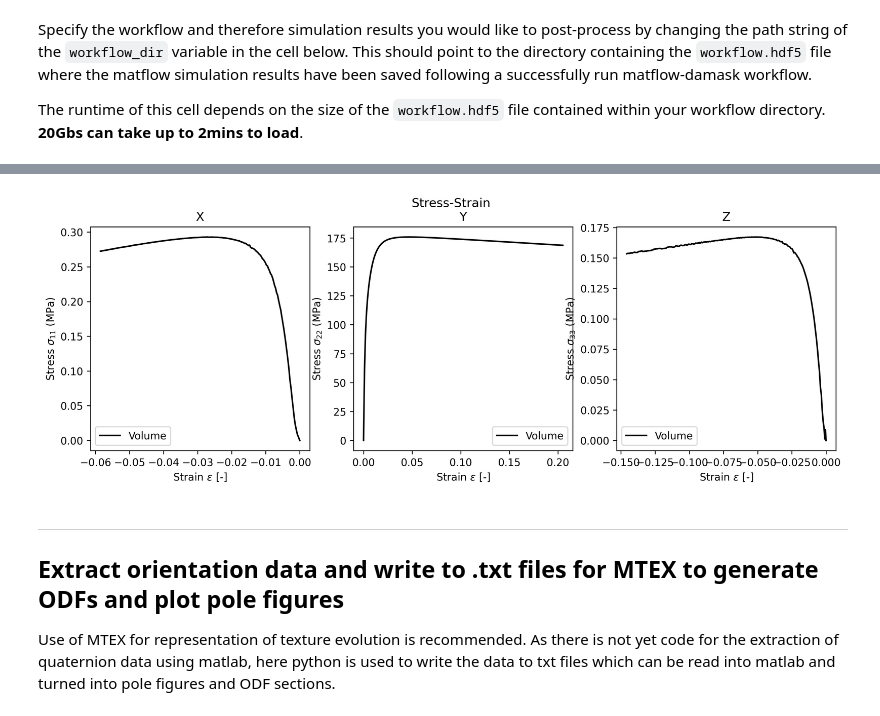
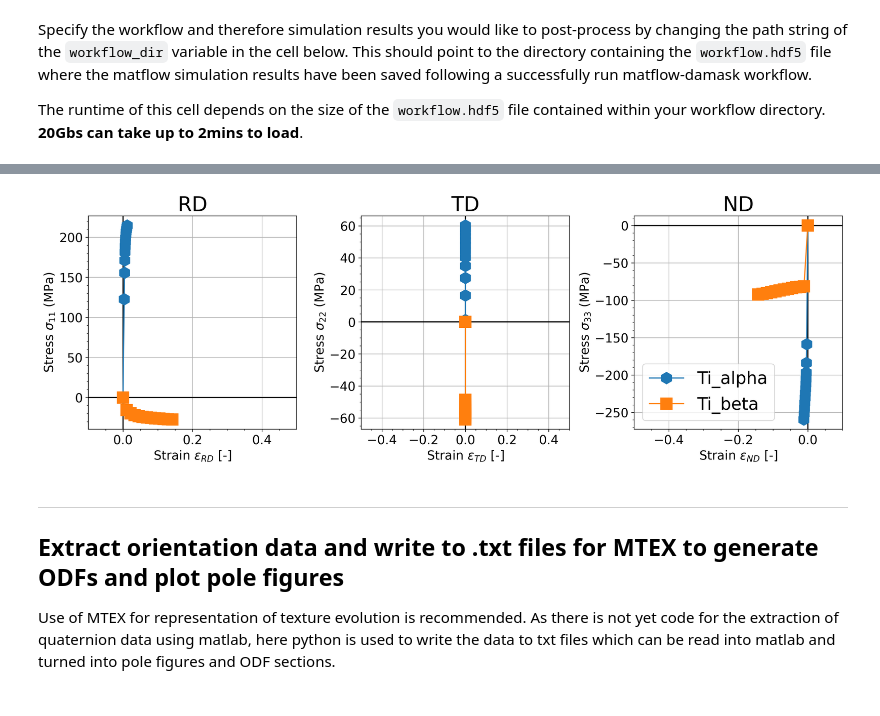
Before and after one commit to LightForm-group/Diffraction-postprocessing, a Jupyter notebook: Matflow_postproc_example.ipynb, the cells around one changed output, grey strips where cells are left out. Saved outputs shown, nothing was run; the diff lists cells and outputs as text; code cells hidden in the pictures.

````diff
--- a/Matflow_postproc_example.ipynb
+++ b/Matflow_postproc_example.ipynb
@@ -46,0 +44,9 @@ Loading software definitions from 1 file(s)...OK!
+# %%
+sim_VE_loading = workflow.tasks.simulate_volume_element_loading.elements[0]
+
+# Avoid RAM issues by only asking for exactly what you need from the workflow.hdf5 file.
+# KNOWN MEMORY ERROR HERE - NEEDS DIAGNOSIS
+
+ve_response = sim_VE_loading.outputs.volume_element_response
+# Ti_alpha_sigma = sim_VE_loading.outputs.volume_element_response["phase_data"]["Ti_alpha_sigma"]
+# Ti_beta_sigma = sim_VE_loading.outputs.volume_element_response["phase_data"]["Ti_beta_sigma"]
@@ -74,52 +80,67 @@ Required arguments in `workflow.yaml`:
             output: [F, F_e, F_p, P, L_p]
 ```
 # %%
+import matplotlib
 %matplotlib inline
 
-fig, axs = plt.subplots(1,3, figsize=(13, 4), dpi=300, facecolor='w')
-fig.suptitle('Stress-Strain')
+matplotlib.rcParams.update({'font.size': 22})
+fig, axs = plt.subplots(1,3, figsize=(15, 5), dpi=300, facecolor='w')
+fig.tight_layout()
+axs[0].set_xlim([-0.1, 0.5])
+axs[1].set_xlim([-0.5, 0.5])
+axs[2].set_xlim([-0.5, 0.1])
 
-phases_ss = {}
 stress_strain = {}
 
 for i, axis in enumerate(["X", "Y", "Z"]): # loop over axes directions
-#     for phase in sim_ve_load.inputs.phases.keys():
-#         phases_ss = {f'{phase}_stress' : ve_response["phase_data"][f"{phase}_sigma"]["data"][:, :, i, i].mean(axis=1)/1e6, # MPa
-#                      f'{phase}_strain' : ve_response["phase_data"][f"{phase}_epsilon_V^0(F)"]["data"][:, :, i, i].mean(axis=1)
-#                     }
-#         if phase == "Ti_alpha":
-#             axs[i].plot(phases_ss[f'{phase}_strain'], abs(phases_ss[f'{phase}_stress']),
-#                         marker='h', markersize=8, color="tab:blue",
-#                         label = phase)
-#         elif phase == "Ti_beta":
-#             axs[i].plot(phases_ss[f'{phase}_strain'], abs(phases_ss[f'{phase}_stress']),
-#                         marker='s', markersize=8, color="tab:orange",
-#                         label = phase)
+    for phase in sim_VE_loading.inputs.phases.keys():
+        stress_strain[axis] = {f'{phase}_stress' : sim_VE_loading.outputs.volume_element_response["phase_data"][f"{phase}_sigma"]["data"][:, :, i, i].mean(axis=1)/1e6, # MPa
+                               f'{phase}_strain' : sim_VE_loading.outputs.volume_element_response["phase_data"][f"{phase}_epsilon_V^0(F)"]["data"][:, :, i, i].mean(axis=1)
+                              }
+        if phase == "Ti_alpha":
+            axs[i].plot(stress_strain[axis][f'{phase}_strain'], stress_strain[axis][f'{phase}_stress'],
+                        marker='h', markersize=15, color="tab:blue", zorder=10,
+                        label = phase)
+        elif phase == "Ti_beta":
+            axs[i].plot(stress_strain[axis][f'{phase}_strain'], stress_strain[axis][f'{phase}_stress'],
+                        marker='s', markersize=15, color="tab:orange", zorder=10,
+                        label = phase)
 
-    stress_strain[axis] = {
-                           # mean over mat points already
-#                            'stress' : ve_response["volume_data"]["sigma"]["data"][:,i,i]/1e6, # MPa
-#                            'strain' : ve_response["volume_data"]["epsilon_V^0(F)_vM"]["data"],
-                           # new way (using full tensors)
-                           'stress' : ve_response["volume_data"]["sigma"]["data"][:, :, i, i].mean(axis=1)/1e6, # MPa
-                           'strain' : ve_response["volume_data"]["epsilon_V^0(F)"]["data"][:, :, i, i].mean(axis=1)
-                          }
-    axs[i].plot(stress_strain[axis]['strain'], abs(stress_strain[axis]['stress']),
-                linestyle="solid", marker='None', color="k",
-                label = "Volume")
+    # # volume stress strain
+    # stress_strain[axis] = { # using full tensors
+    #                        'stress' : sim_VE_loading.outputs.volume_element_response["volume_data"]["sigma"]["data"][:, :, i, i].mean(axis=1)/1e6, # MPa
+    #                        'strain' : sim_VE_loading.outputs.volume_element_response["volume_data"]["epsilon_V^0(F)"]["data"][:, :, i, i].mean(axis=1)
+    #                       }
+    # stress_strain[axis]
+    # axs[i].plot(stress_strain[axis]['strain'], abs(stress_strain[axis]['stress']),
+    #             linestyle="solid", marker='None', color="k",
+    #             label = "Volume")
 
-    axs[i].title.set_text(f"{axis}")
+    # axs[i].title.set_text(f"{axis}") # for general simulations
+    axs[i].axhline(0, color='k')
+    axs[i].axvline(0, color='k')
     axs[i].set_facecolor("white")
-    axs[i].set_xlabel(f"Strain $\epsilon$ [-]")
-    axs[i].set_ylabel(f"Stress $\sigma_{{{str(i+1)}{str(i+1)}}}$ (MPa)")
-    axs[i].legend()
+    axs[i].set_ylabel(f"Stress $\sigma_{{{str(i+1)}{str(i+1)}}}$ (MPa)", fontsize=16)
+    # axs[i].set_ylim([-100, 100])
+    axs[i].minorticks_on()
+    axs[i].tick_params(axis='both', which='major', labelsize=16)
+    axs[i].grid()
+
+axs[2].legend()
+# For rolling figures
+axs[0].title.set_text(f"RD")
+axs[0].set_xlabel("Strain $\epsilon_{RD}$ [-]", fontsize=16)
+axs[1].title.set_text(f"TD")
+axs[1].set_xlabel("Strain $\epsilon_{TD}$ [-]", fontsize=16)
+axs[2].title.set_text(f"ND")
+axs[2].set_xlabel("Strain $\epsilon_{ND}$ [-]", fontsize=16)
 
 # save stress_strain dict as .pkl file to avoid reloading workflow.hdf5 file:
-pickle.dump(stress_strain, open(workflow_dir+'stress_strain.pkl', 'wb'))
+pickle.dump(stress_strain, open(workflow_dir+'phases_stress_strain.pkl', 'wb'))
 # save figure as .png:
-plt.savefig(f'{workflow_dir}stress_strain.png')
+plt.savefig(f'{workflow_dir}phases_stress_strain.png')
 # %% [output]
-[figure, old version]
+[figure, new version]
 # %% [markdown]
 ---
 ## Extract orientation data and write to .txt files for MTEX to generate ODFs and plot pole figures
````
Also changed, not shown: parts of 31 cells of this notebook, 44 other files.
